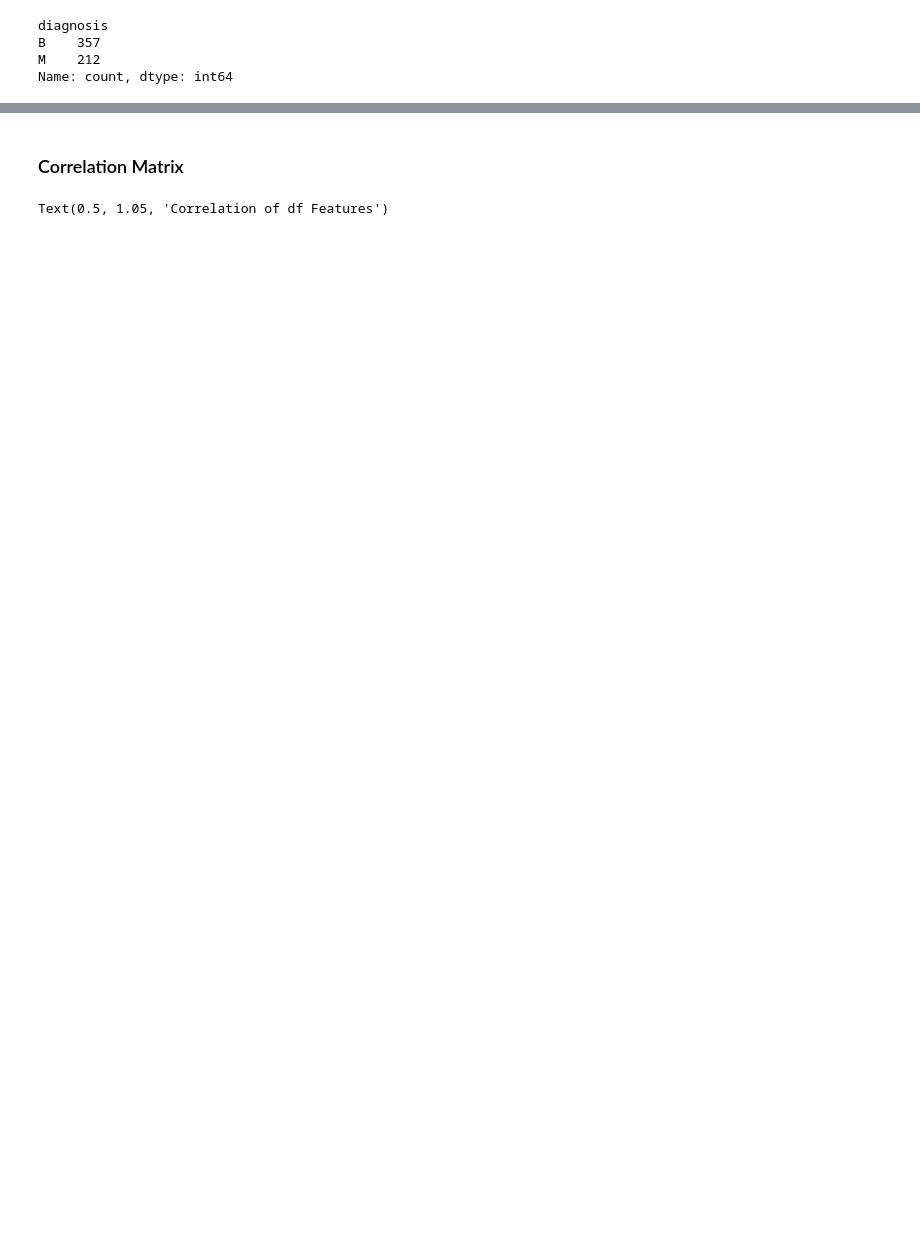
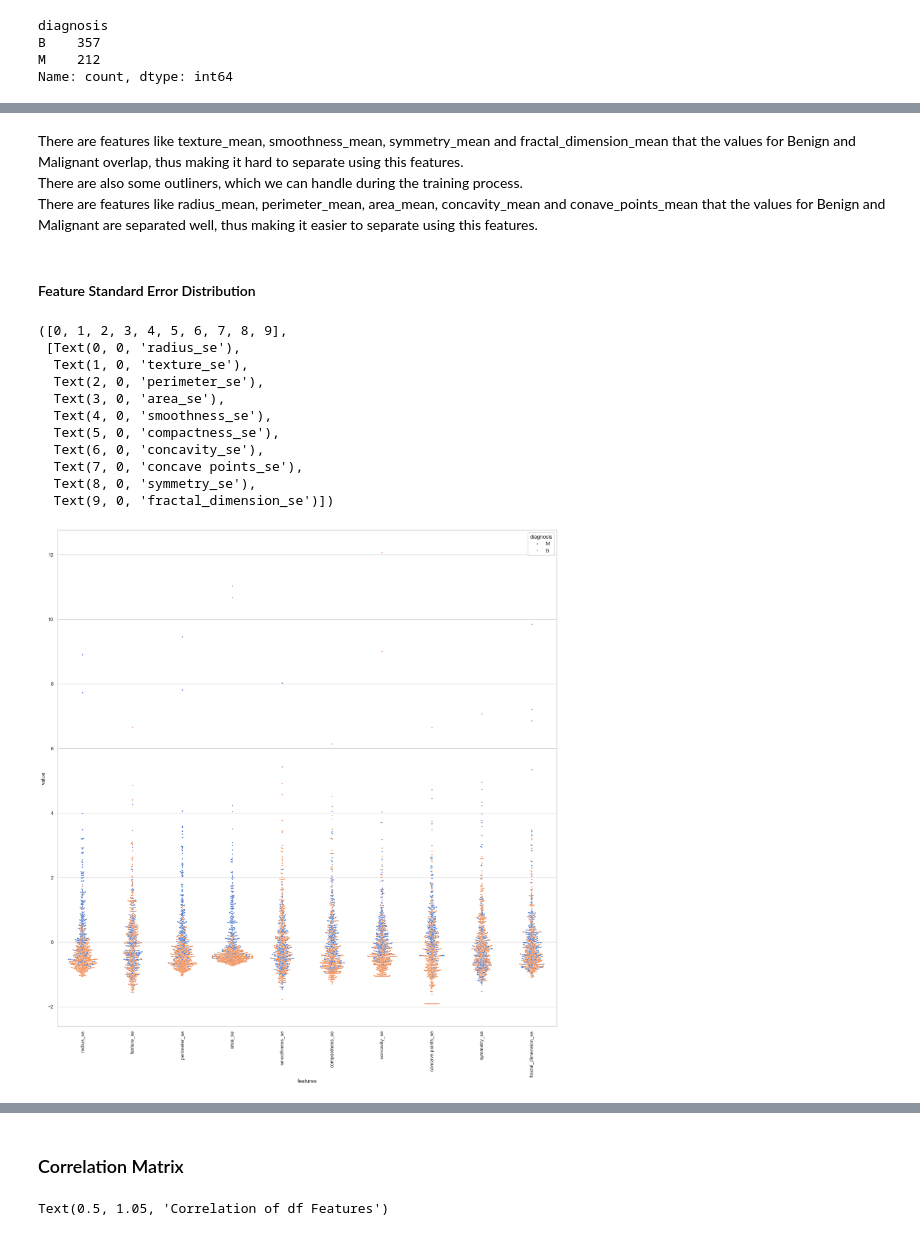
Before and after one commit to Team-AY/Breast-Cancer-Prediction, a Jupyter notebook: Breast-Cancer-EDA.ipynb, the cells around one changed output, grey strips where cells are left out. Cells and saved outputs as stored; diff of their text form; code cells hidden in the pictures; blank space fills up the shorter version.

```diff
--- a/Breast-Cancer-EDA.ipynb
+++ b/Breast-Cancer-EDA.ipynb
@@ -89,0 +159,28 @@ fig.show()
+# %% [markdown]
+There are features like texture_mean, smoothness_mean, symmetry_mean and fractal_dimension_mean that the values for Benign and Malignant overlap, thus making it hard to separate using this features. <br>
+There are also some outliners, which we can handle during the training process. <br>
+There are features like radius_mean, perimeter_mean, area_mean, concavity_mean and conave_points_mean that the values for Benign and Malignant are separated well, thus making it easier to separate using this features.
+# %% [markdown]
+#### Feature Standard Error Distribution
+# %%
+data = pd.concat([y,data_n_2.iloc[:,10:20]],axis=1)
+data = pd.melt(data,id_vars="diagnosis",
+                    var_name="features",
+                    value_name='value')
+plt.figure(figsize=(20,20))
+sns.swarmplot(x="features", y="value", hue="diagnosis", data=data, size=2.5)
+
+plt.xticks(rotation=90)
+# %% [output]
+([0, 1, 2, 3, 4, 5, 6, 7, 8, 9],
+ [Text(0, 0, 'radius_se'),
+  Text(1, 0, 'texture_se'),
+  Text(2, 0, 'perimeter_se'),
+  Text(3, 0, 'area_se'),
+  Text(4, 0, 'smoothness_se'),
+  Text(5, 0, 'compactness_se'),
+  Text(6, 0, 'concavity_se'),
+  Text(7, 0, 'concave points_se'),
+  Text(8, 0, 'symmetry_se'),
+  Text(9, 0, 'fractal_dimension_se')])
+[figure, added]
```
Also changed, not shown: parts of 31 cells of this notebook.
